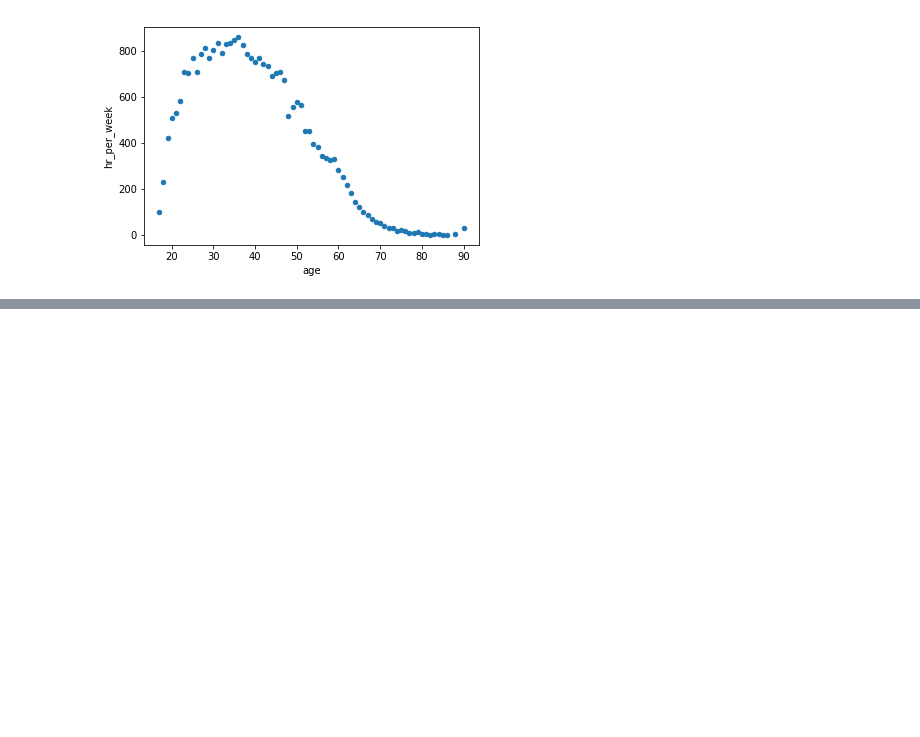
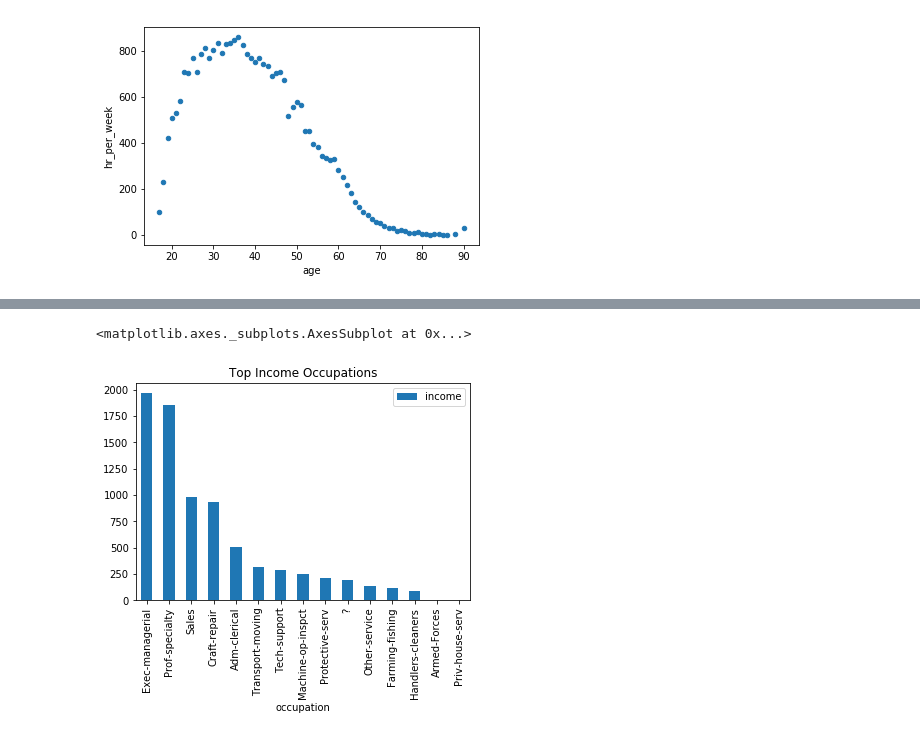
Before and after one commit to spa542/COSC311, a Jupyter notebook: Lab3/Lab3.ipynb, the cells around one changed output, grey strips where cells are left out. Saved outputs shown, nothing was run; the diff lists cells and outputs as text; code cells hidden in the pictures; blank space fills up the shorter version.

Commit message:
Added some answers to problems, got about 3 left

```diff
--- a/Lab3/Lab3.ipynb
+++ b/Lab3/Lab3.ipynb
@@ -175,0 +198,9 @@ scatter_data[scatter_data['hr_per_week'] > 25].groupby(by='age').count().reset_i
+# %%
+# 5.b
+# When a person makes more than $50K, what is the relationship between gender and occupation? What about for less?
+occ_data = adult_data[['occupation', 'income']]
+occ_plot = occ_data[occ_data['income'] == ">50K"].groupby(by='occupation').count().sort_values(by='income', ascending=False)
+occ_plot.plot.bar(title='Top Income Occupations')
+# %% [output]
+<matplotlib.axes._subplots.AxesSubplot at 0x...>
+[figure, added]
```
Also changed, not shown: parts of 6 cells of this notebook.
